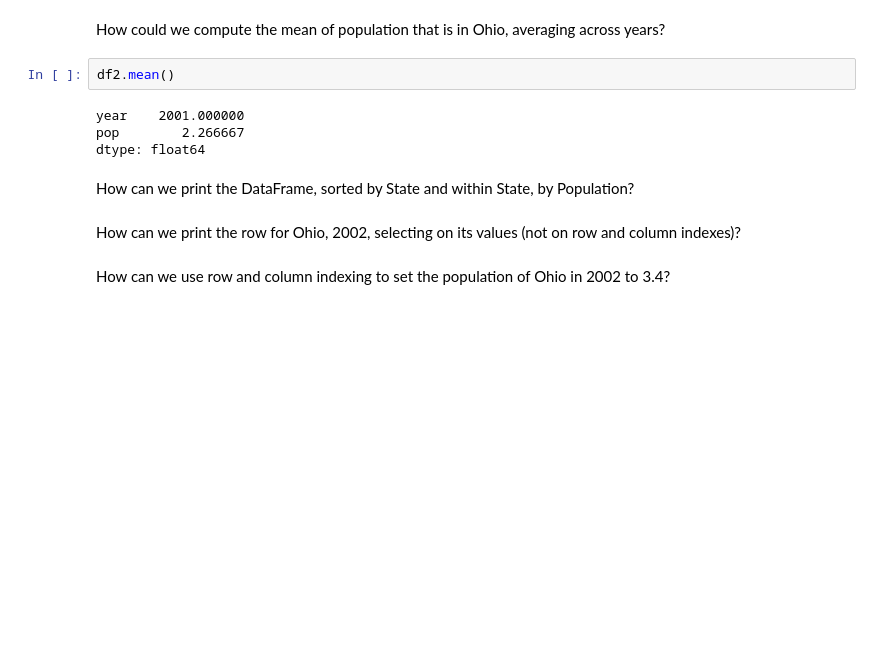
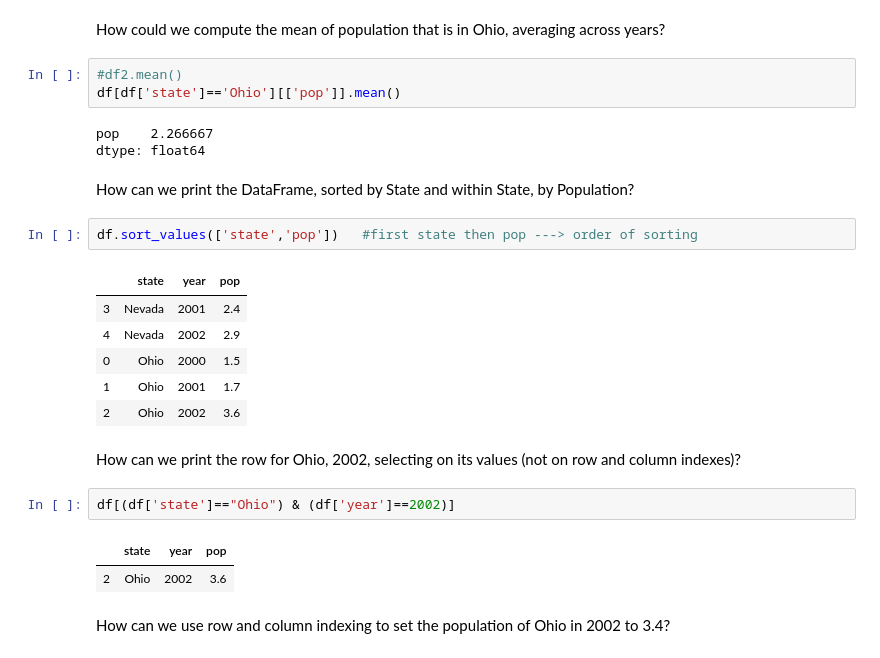
Before and after one commit to mnbo229/ce599, a Jupyter notebook: 06-Pandas Basics Part 2/Basic-Operations-Using-Pandas.ipynb, the cells around one changed output. Cells and saved outputs as stored; diff of their text form; blank space fills up the shorter version.

```diff
--- a/06-Pandas Basics Part 2/Basic-Operations-Using-Pandas.ipynb
+++ b/06-Pandas Basics Part 2/Basic-Operations-Using-Pandas.ipynb
@@ -725,16 +743,30 @@ df[df['pop'] > 2]
 | 4 | Nevada | 2002 | 2.9 |
 # %% [markdown]
 How could we compute the mean of population that is in Ohio, averaging across years?
-# %%
-df2.mean()
-# %% [output]
-year    2001.000000
-pop        2.266667
-dtype: float64
+# %%
+#df2.mean()
+df[df['state']=='Ohio'][['pop']].mean()
+# %% [output]
+pop    2.266667
+dtype: float64
 # %% [markdown]
 How can we print the DataFrame, sorted by State and within State, by Population?
+# %%
+df.sort_values(['state','pop'])   #first state then pop ---> order of sorting
+# %% [output]
+|  | state | year | pop |
+| 3 | Nevada | 2001 | 2.4 |
+| 4 | Nevada | 2002 | 2.9 |
+| 0 | Ohio | 2000 | 1.5 |
+| 1 | Ohio | 2001 | 1.7 |
+| 2 | Ohio | 2002 | 3.6 |
 # %% [markdown]
 How can we print the row for Ohio, 2002, selecting on its values (not on row and column indexes)?
+# %%
+df[(df['state']=="Ohio") & (df['year']==2002)]
+# %% [output]
+|  | state | year | pop |
+| 2 | Ohio | 2002 | 3.6 |
 # %% [markdown]
 How can we use row and column indexing to set the population of Ohio in 2002 to 3.4?
 # %%
```
Also changed, not shown: parts of 18 cells of this notebook.
